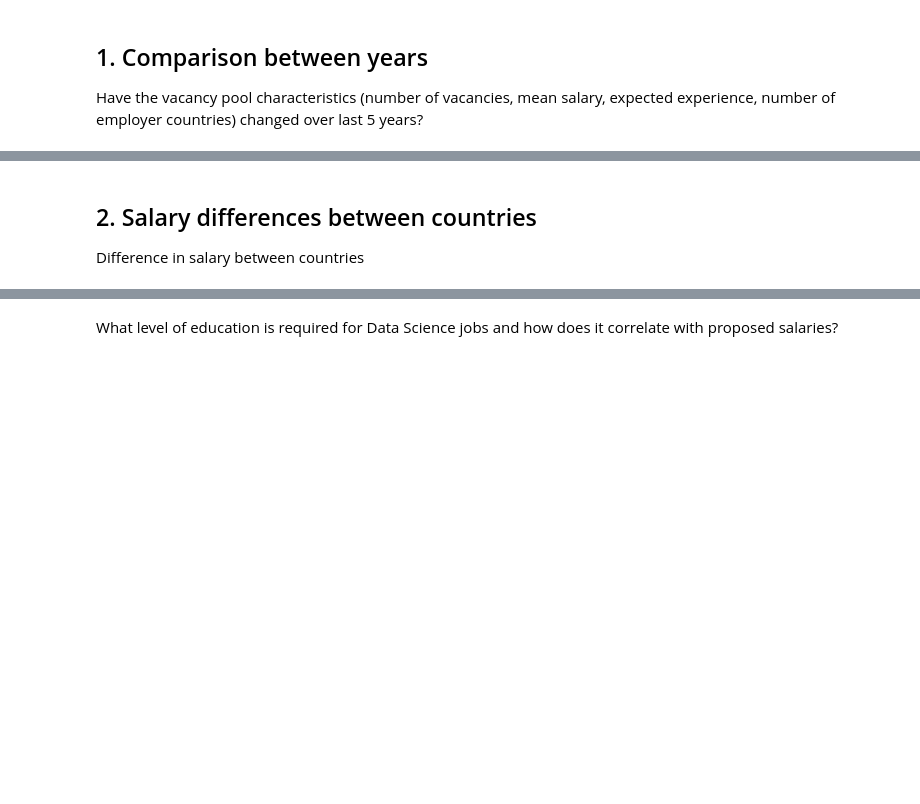
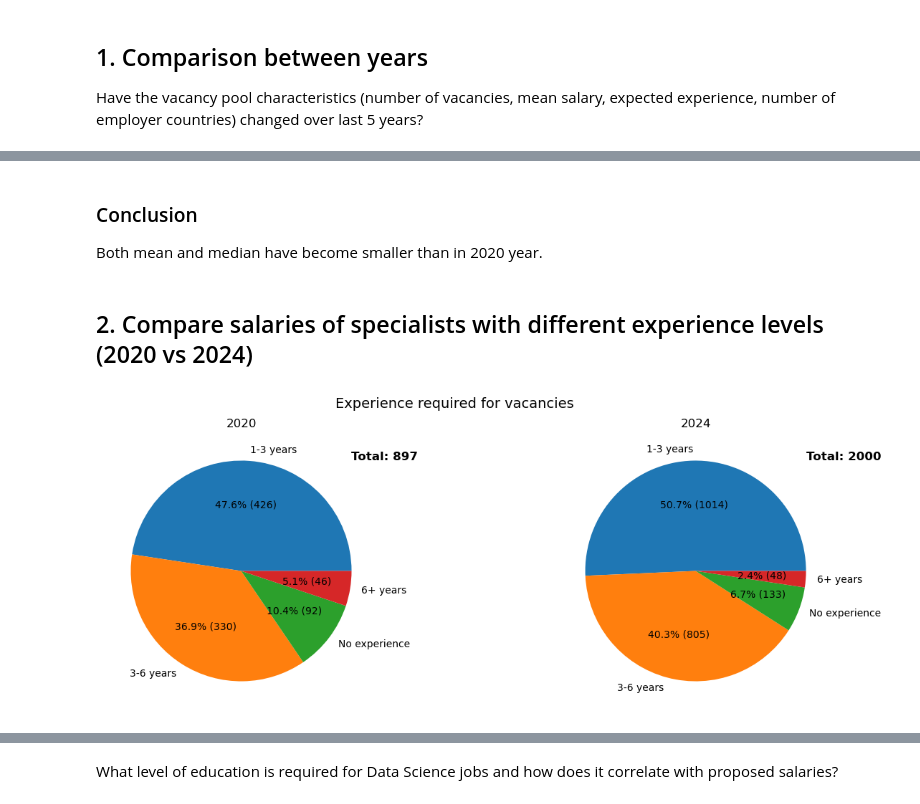
Before and after one commit to sashhhaka/HH-VacancyAnalysis, a Jupyter notebook: exploring.ipynb, the cells around one changed output, grey strips where cells are left out. Saved outputs shown, nothing was run; the diff lists cells and outputs as text; code cells hidden in the pictures; blank space fills up the shorter version.

```diff
--- a/exploring.ipynb
+++ b/exploring.ipynb
@@ -366,3 +368,3 @@ df24_sal_to.describe()
-# %% [markdown]
-## 2. Salary differences between countries
-Difference in salary between countries
+# %% [markdown]
+### Conclusion
+Both mean and median have become smaller than in 2020 year.
@@ -368,0 +373,52 @@ Difference in salary between countries
+# %% [markdown]
+## 2. Compare salaries of specialists with different experience levels (2020 vs 2024)
+# %%
+# draw a pie chart with percentages for 2020 and 2024 without Total row
+
+total20 = df20['experience_id'].value_counts().sum()
+total24 = df24['experience_id'].value_counts().sum()
+
+import matplotlib.pyplot as plt
+import numpy as np
+
+fig, ax = plt.subplots(1, 2, figsize=(15, 5))
+
+# rename noExperience to No experience, 1-3 to 1-3 years, 3-6 to 3-6 years and 6+ to 6+ years
+df20_ = df20.copy()
+df24_ = df24.copy()
+df20_['experience_id'] = df20['experience_id'].replace(
+    {'noExperience': 'No experience', 'between1And3': '1-3 years', 'between3And6': '3-6 years',
+     'moreThan6': '6+ years'})
+df24_['experience_id'] = df24['experience_id'].replace(
+    {'noExperience': 'No experience', 'between1And3': '1-3 years', 'between3And6': '3-6 years',
+     'moreThan6': '6+ years'})
+
+# reindex the series {No experience: 0, 1-3 years: 1, 3-6 years: 2, 6+ years: 3}
+df20_['experience_id'] = df20_['experience_id'].astype('category').cat.reorder_categories(
+    ['No experience', '1-3 years', '3-6 years', '6+ years'], ordered=True)
+
+
+def func(pct, allvals):
+    absolute = int(pct / 100. * np.sum(allvals))
+    return f"{pct:.1f}% ({absolute})"
+
+
+ax[0].pie(df20_['experience_id'].value_counts(), labels=df20_['experience_id'].value_counts().index,
+          autopct=lambda pct: func(pct, df20_['experience_id'].value_counts()), )
+
+ax[1].pie(df24_['experience_id'].value_counts(), labels=df24_['experience_id'].value_counts().index,
+          autopct=lambda pct: func(pct, df24_['experience_id'].value_counts()))
+
+# add a total number of vacancies
+ax[0].text(1, 1, f"Total: {total20}", fontsize=12, color='black', weight='bold')
+ax[1].text(1, 1, f"Total: {total24}", fontsize=12, color='black', weight='bold')
+
+# put a title
+ax[0].set_title('2020')
+ax[1].set_title('2024')
+
+# add a title of the whole plot
+fig.suptitle('Experience required for vacancies', fontsize=14)
+plt.show()
+# %% [output]
+[figure, added]
```
Also changed, not shown: parts of 34 cells of this notebook, 1 other file.
